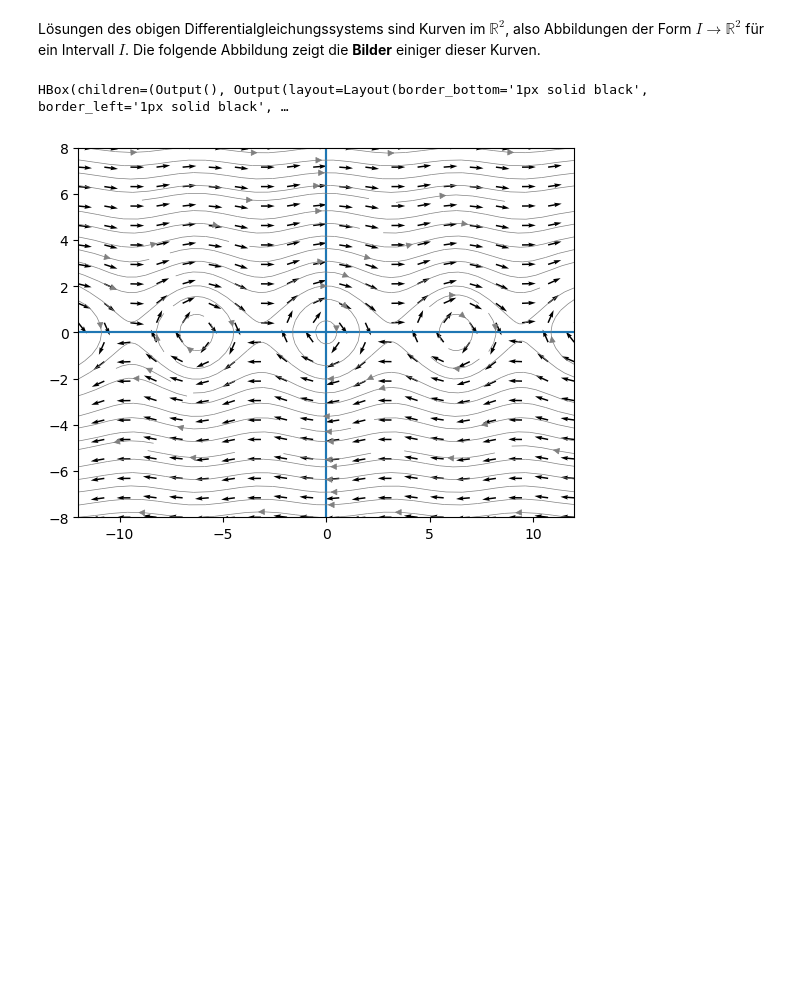
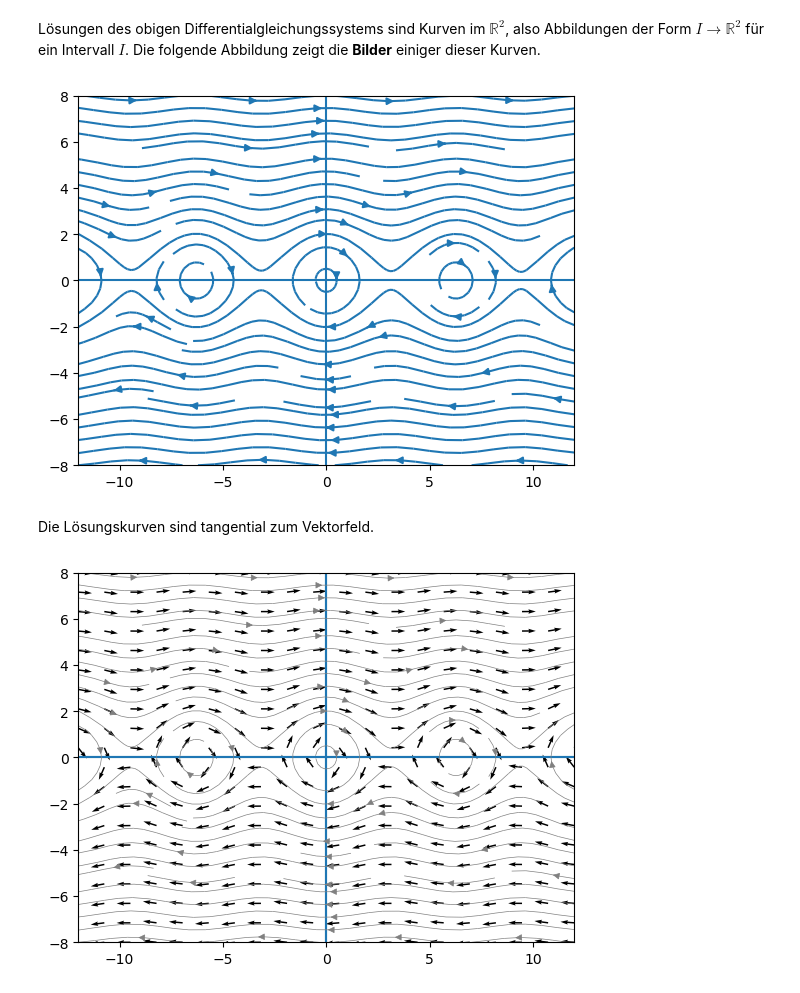
Before and after one commit to JeremiasE/worksheets-ode-2023, a Jupyter notebook: examples/1-Pendel.ipynb, the cells around one changed output. Drawn from its saved outputs; the diff is of its cells as text; code cells hidden in the pictures; blank space fills up the shorter version.

```diff
--- a/examples/1-Pendel.ipynb
+++ b/examples/1-Pendel.ipynb
@@ -60,14 +56,12 @@ plt.show()
 # %% [markdown]
 Lösungen des obigen Differentialgleichungssystems sind Kurven im $\mathbb{R}^2$, also Abbildungen der Form $I \to \mathbb{R}^2$ für ein Intervall $I$. Die folgende Abbildung zeigt die **Bilder** einiger dieser Kurven.
 # %%
-o2 = widgets.Output()
-with o2:
-    ax = vector_fields.plot_streamlines(f,(x,-12,12),(y,-8,8))
-    plt.show()
-o1 = vector_fields.field_player(f,500,400)
-widgets.HBox([o2,o1])
+vector_fields.plot_streamlines(f,(x,-12,12),(y,-8,8))
+plt.show()
 # %% [output]
-HBox(children=(Output(), Output(layout=Layout(border_bottom='1px solid black', border_left='1px solid black', …
+[figure, added]
+# %% [markdown]
+Die Lösungskurven sind tangential zum Vektorfeld.
 # %%
 ax = vector_fields.plot_vector_field(f/vector_fields.norm(f),(x,-12,12),(y,-8,8),color="black")
 vector_fields.plot_streamlines(f,(x,-12,12),(y,-8,8),ax=ax,color="grey",linewidth=0.5)
```
Also changed, not shown: parts of 30 cells of this notebook, 1 other file.
